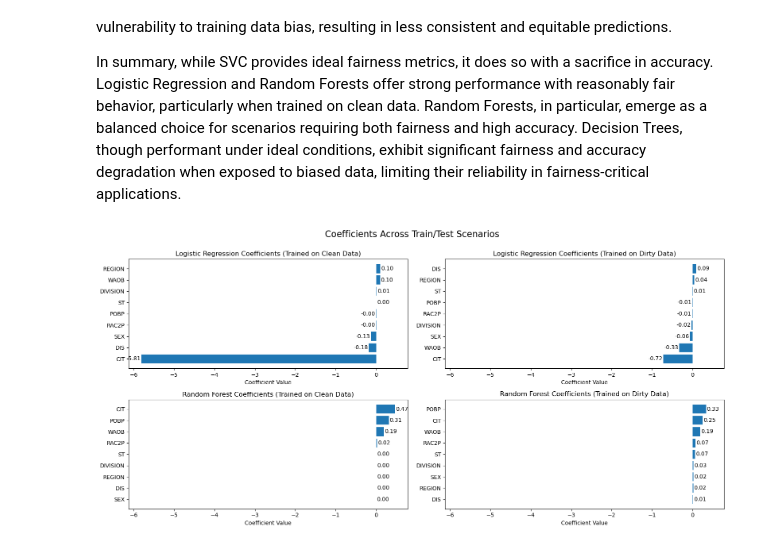
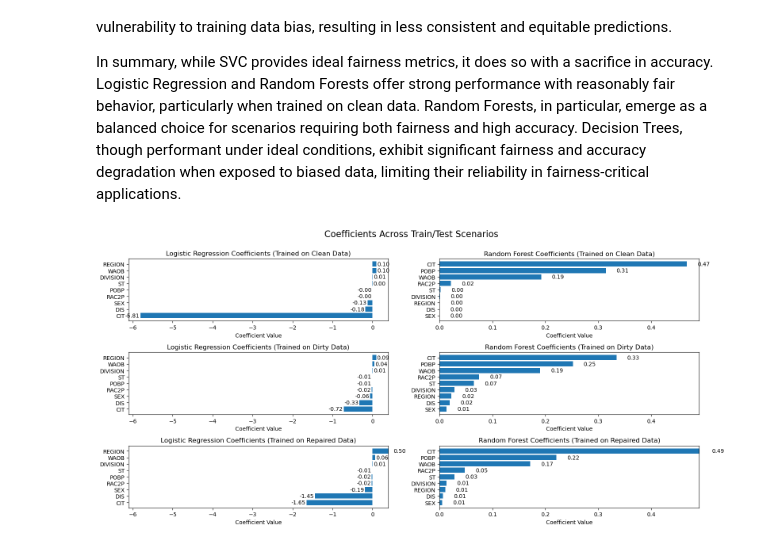
Before and after one commit to michelle-qiu/cs-590-fairness, a Jupyter notebook: pums_ML_updated_analysis.ipynb, the cells around one changed output. Saved outputs shown, nothing was run; the diff lists cells and outputs as text; code cells hidden in the pictures.

```diff
--- a/pums_ML_updated_analysis.ipynb
+++ b/pums_ML_updated_analysis.ipynb
@@ -72,7 +88,7 @@ def prepare_data(df, is_clean=True, is_repair=False):
 X_train_clean, X_test_clean, y_train_clean, y_test_clean, s_train_clean, s_test_clean = prepare_data(clean_df, is_clean=True)
 X_train_dirty, X_test_dirty, y_train_dirty, y_test_dirty, s_train_dirty, s_test_dirty = prepare_data(dirty_df, is_clean=False)
 
-X_repaired, y_repaired, s_repaired = prepare_data(repaired_df, is_clean=False, is_repair=True)
+X_train_repaired, X_test_repaired, y_train_repaired, y_test_repaired, s_train_repaired, s_test_repaired = prepare_data(repaired_df, is_clean=False)
 # X_repaired, y_repaired, s_repaired = prepare_data(repaired_df, is_clean=False, is_repair=True)
 # %%
 # X_train_clean_c = X_train_clean_c.drop("RAC1P", axis=1)
@@ -310,19 +342,24 @@ y_pred_rf_train_dirty_test_repaired = rf_train_dirty.predict(X_repaired)
 # y_pred_svm_train_clean_test_repaired = svm_train_clean.predict(X_repaired_c)
 # y_pred_svm_train_dirty_test_repaired = svm_train_dirty.predict(X_repaired_d)
 
-svm_train_clean = SVC(kernel="linear", max_iter=5000, random_state=42)
+svm_train_clean = SVC(kernel="linear", max_iter=100000, random_state=42)
 svm_train_clean.fit(X_train_clean, y_train_clean)
 y_pred_svm_train_clean_test_clean = svm_train_clean.predict(X_test_clean)
 y_pred_svm_train_clean_test_dirty = svm_train_clean.predict(X_test_dirty)
 
-svm_train_dirty = SVC(kernel="linear", max_iter=5000, random_state=42)
+svm_train_dirty = SVC(kernel="linear", max_iter=100000, random_state=42)
 svm_train_dirty.fit(X_train_dirty, y_train_dirty)
 y_pred_svm_train_dirty_test_clean = svm_train_dirty.predict(X_test_clean)
 y_pred_svm_train_dirty_test_dirty = svm_train_dirty.predict(X_test_dirty)
 
 #repaired below
-y_pred_svm_train_clean_test_repaired = svm_train_clean.predict(X_repaired)
-y_pred_svm_train_dirty_test_repaired = svm_train_dirty.predict(X_repaired)
+y_pred_svm_train_clean_test_repaired = svm_train_clean.predict(X_test_repaired)
+y_pred_svm_train_dirty_test_repaired = svm_train_dirty.predict(X_test_repaired)
+
+#adding repaired/repaired
+svm_train_repaired = SVC(kernel="linear", max_iter=100000, random_state=42)
+svm_train_repaired.fit(X_train_repaired, y_train_repaired)
+y_pred_svm_train_repaired_test_repaired = svm_train_repaired.predict(X_test_repaired)
 # %%
 #Predictions for all 4 models (each trained on the clean/dirty data) on all of the repaired data!
 
@@ -557,7 +631,7 @@ In summary, while SVC provides ideal fairness metrics, it does so with a sacrifi
 # %%
 # Plot everything for log reg and random forests
 
-def plot_coefficients(coefs, feature_names, title, ax=None):
+def plot_coefficients(coefs, feature_names, title, ax=None, sharex=None, sharey=None):
 #     coefs = model.coef_[0]
     indices = np.argsort(coefs)
     sorted_coefs = coefs[indices]
@@ -570,8 +644,13 @@ def plot_coefficients(coefs, feature_names, title, ax=None):
     ax.set_yticks(range(len(sorted_coefs)))
     ax.set_yticklabels(sorted_features)
     ax.set_title(title)
+    if sharex:
+        ax.sharex(sharex)
+    if sharey:
+        ax.sharey(sharey)
     ax.set_xlabel("Coefficient Value")
     ax.xaxis.set_tick_params(labelbottom=True)
+#     ax.yaxis.set_tick_params(labelleft=True)
 
     # Annotate each bar with its value
     for i, v in enumerate(sorted_coefs):
@@ -584,31 +663,42 @@ def plot_coefficients(coefs, feature_names, title, ax=None):
 clean_feature_names = X_train_clean.columns
 dirty_feature_names = X_train_dirty.columns
 # %%
-fig, axes = plt.subplots(2, 2, figsize=(16, 8),  sharex=True)
+fig, axes = plt.subplots(3, 2, figsize=(16, 8))
 fig.suptitle("Coefficients Across Train/Test Scenarios", fontsize=16)
 
 # Plot into each subplot
 plot_coefficients(
     logreg_train_clean.coef_[0], clean_feature_names,
     "Logistic Regression Coefficients (Trained on Clean Data)", ax=axes[0, 0])
 
-plot_coefficients(
-    logreg_train_dirty.coef_[0], dirty_feature_names,
-    "Logistic Regression Coefficients (Trained on Dirty Data)", ax=axes[0, 1])
+
 
 plot_coefficients(
     rf_train_clean.feature_importances_, clean_feature_names,
-    "Random Forest Coefficients (Trained on Clean Data)", ax=axes[1, 0])
+    "Random Forest Coefficients (Trained on Clean Data)", ax=axes[0,1])
+
+plot_coefficients(
+    logreg_train_dirty.coef_[0], dirty_feature_names,
+    "Logistic Regression Coefficients (Trained on Dirty Data)", ax=axes[1, 0], sharex = axes[0, 0], sharey= axes[0,0])
 
 plot_coefficients(
     rf_train_dirty.feature_importances_, dirty_feature_names,
-    "Random Forest Coefficients (Trained on Dirty Data)", ax=axes[1, 1])
+    "Random Forest Coefficients (Trained on Dirty Data)", ax=axes[1, 1], sharex=axes[0,1], sharey=axes[0,1])
+
+
+plot_coefficients(
+    logreg_train_repaired.coef_[0], dirty_feature_names,
+    "Logistic Regression Coefficients (Trained on Repaired Data)", ax=axes[2, 0], sharex = axes[0, 0], sharey= axes[0,0])
+
+plot_coefficients(
+    rf_train_repaired.feature_importances_, dirty_feature_names,
+    "Random Forest Coefficients (Trained on Repaired Data)", ax=axes[2, 1], sharex=axes[0,1], sharey=axes[0,1])
 
 plt.tight_layout(rect=[0, 0.03, 1, 0.98])
 plt.savefig("lr_rf_coefficients.png")
 plt.show()
 # %% [output]
-[figure, old version]
+[figure, new version]
 # %%
 # Evaluate fairness metrics for different prediction thresholds
 def fairness_by_threshold(model, X_test, y_test, sensitive_attr, thresholds=None):
```
Also changed, not shown: parts of 21 cells of this notebook, 5 other files.
